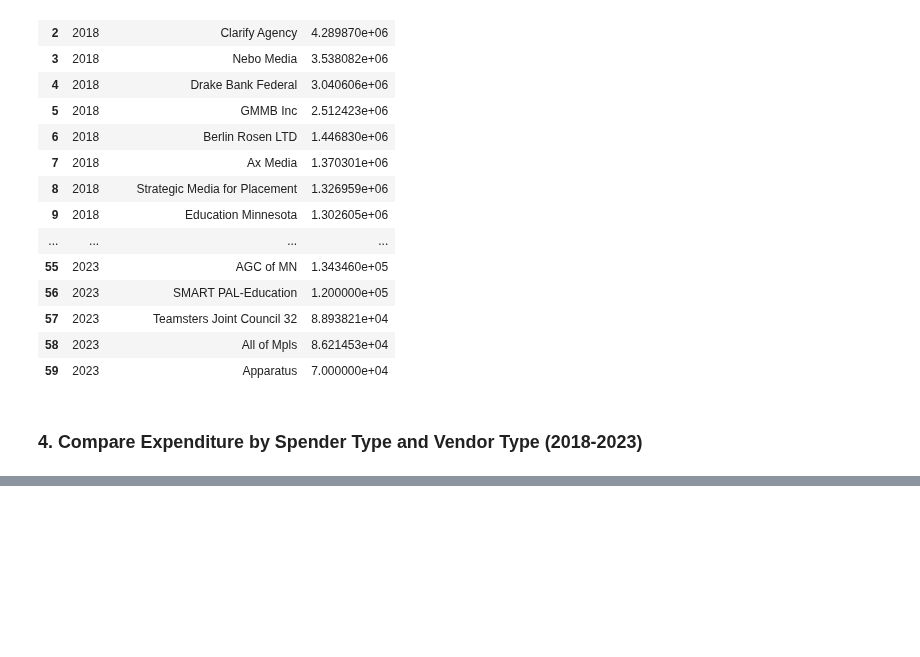
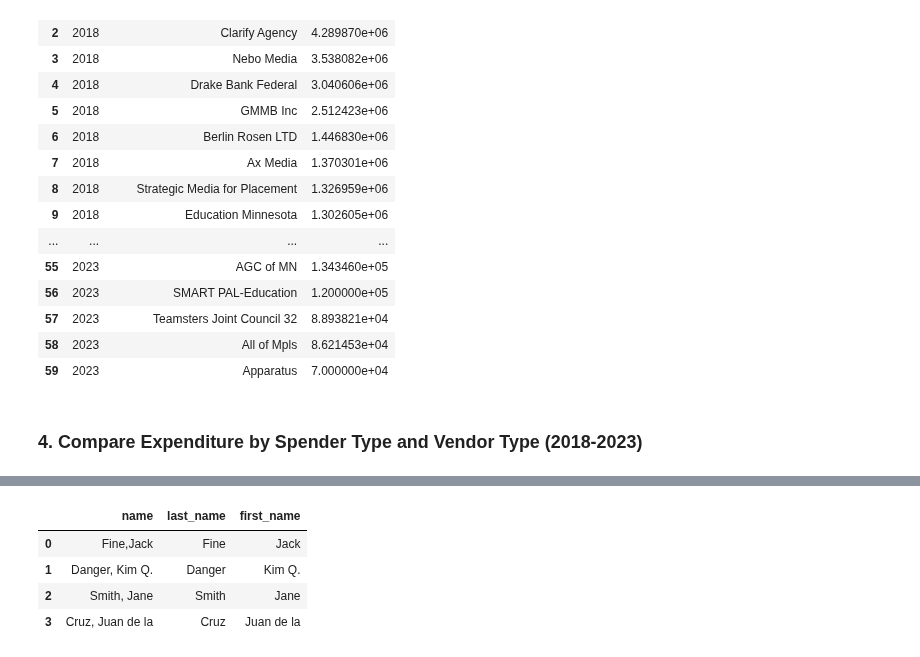
Before and after one commit to uchicago-dsi/climate-cabinet-campaign-finance-tracker, a Jupyter notebook: notebooks/MN_EDA.ipynb, the cells around one changed output, grey strips where cells are left out. Saved outputs shown, nothing was run; the diff lists cells and outputs as text; code cells hidden in the pictures; blank space fills up the shorter version.

```diff
--- a/notebooks/MN_EDA.ipynb
+++ b/notebooks/MN_EDA.ipynb
@@ -608,0 +606,11 @@ fig.show()
+# %%
+name_df[["last_name", "first_name"]] = name_df["name"].str.split(",", 1, expand=True)
+name_df["last_name"] = name_df["last_name"].str.strip()
+name_df["first_name"] = name_df["first_name"].str.strip()
+name_df
+# %% [output]
+|  | name | last_name | first_name |
+| 0 | Fine,Jack | Fine | Jack |
+| 1 | Danger, Kim Q. | Danger | Kim Q. |
+| 2 | Smith, Jane | Smith | Jane |
+| 3 | Cruz, Juan de la | Cruz | Juan de la |
```
Also changed, not shown: parts of 8 cells of this notebook, 3 other files.
